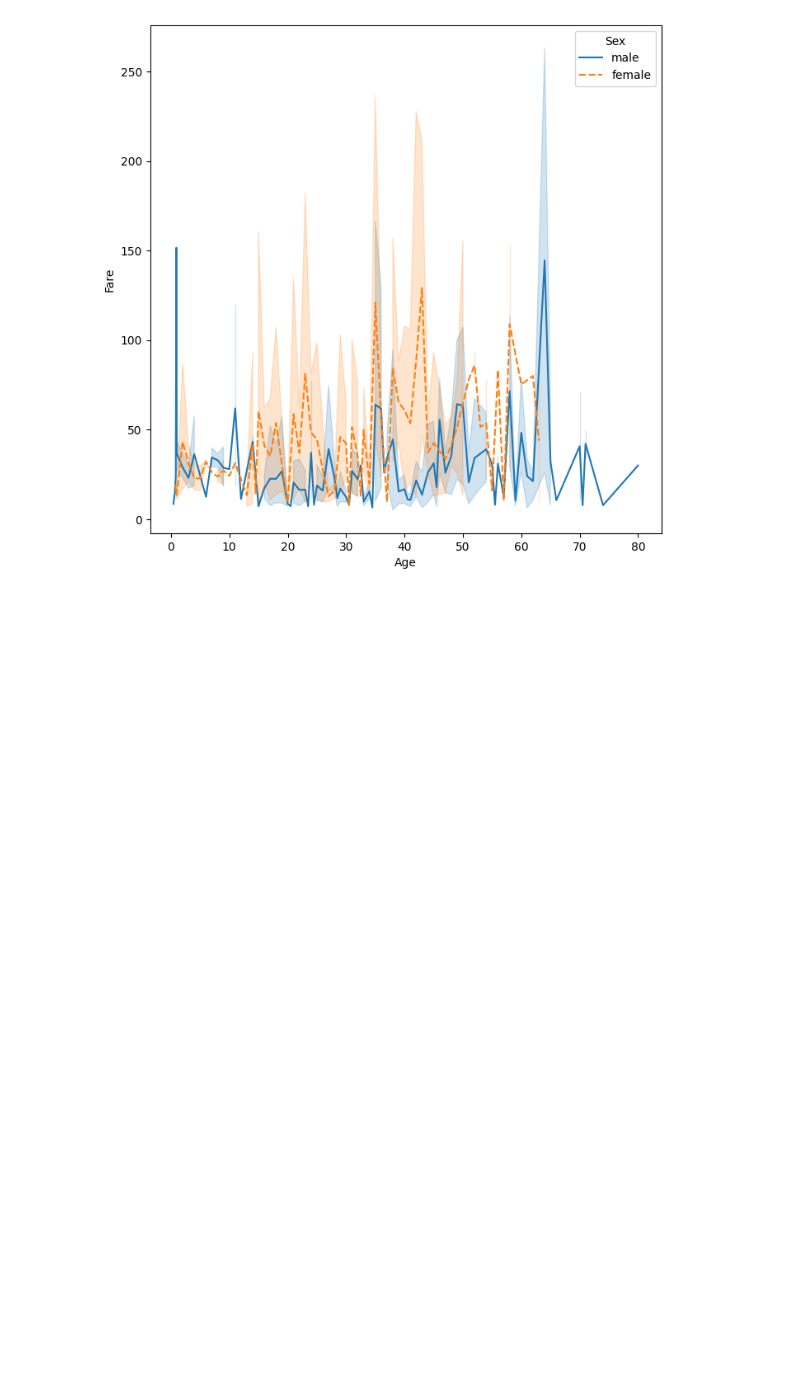
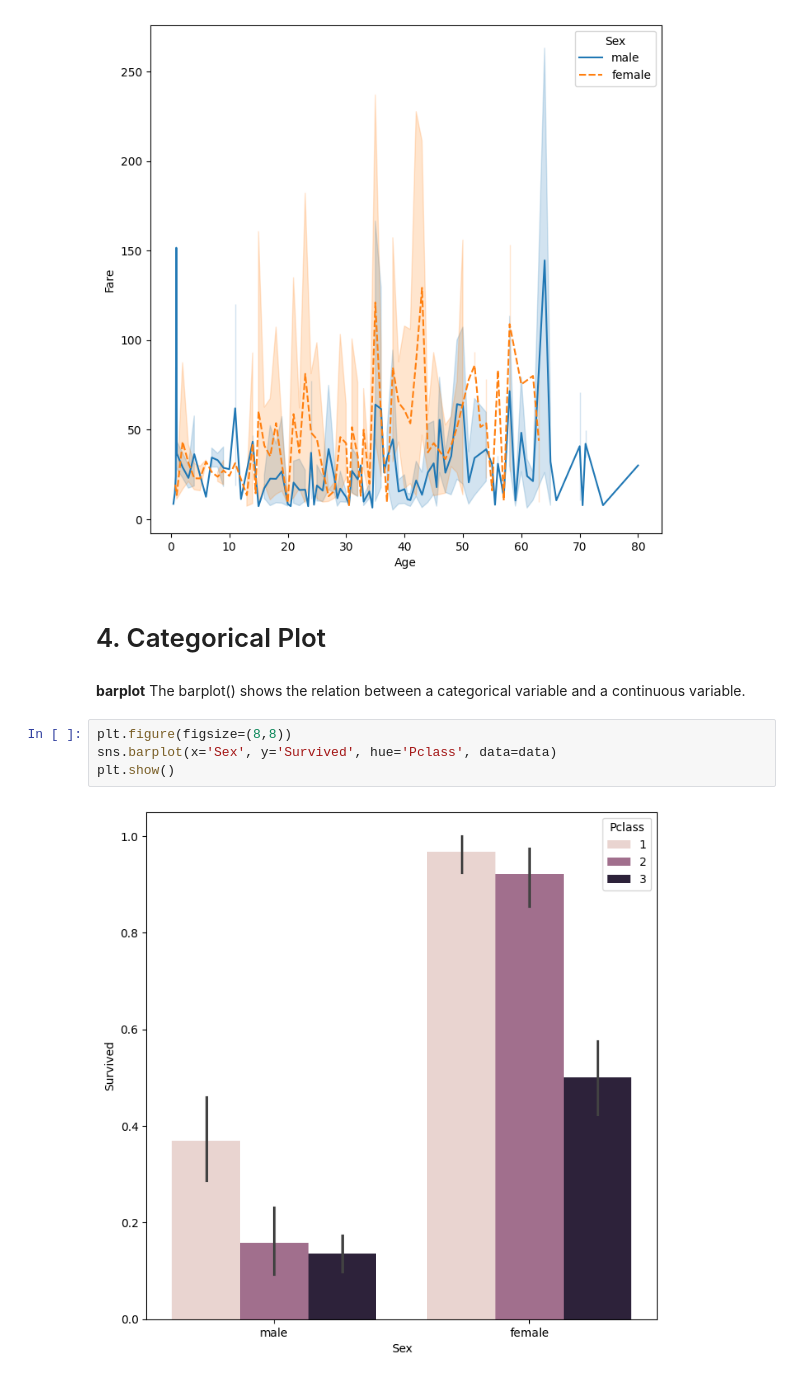
Before and after one commit to Zeeshier/Python_Programming, a Jupyter notebook: Seaborn & Matplotlib/Seaborn & Matplotlib.ipynb, the cells around one changed output. Cells and saved outputs as stored; diff of their text form; blank space fills up the shorter version.

```diff
--- a/Seaborn & Matplotlib/Seaborn & Matplotlib.ipynb
+++ b/Seaborn & Matplotlib/Seaborn & Matplotlib.ipynb
@@ -124,3 +124,14 @@ sns.lineplot(x ='Age', y='Fare', hue='Sex', style='Sex', data=data)
 plt.show()
 # %% [output]
 [figure]
+# %% [markdown]
+# 4. Categorical Plot
+# %% [markdown]
+**barplot**
+The barplot() shows the relation between a categorical variable and a continuous variable.
+# %%
+plt.figure(figsize=(8,8))
+sns.barplot(x='Sex', y='Survived', hue='Pclass', data=data)
+plt.show()
+# %% [output]
+[figure, added]
```
Also changed, not shown: parts of 12 cells of this notebook.
